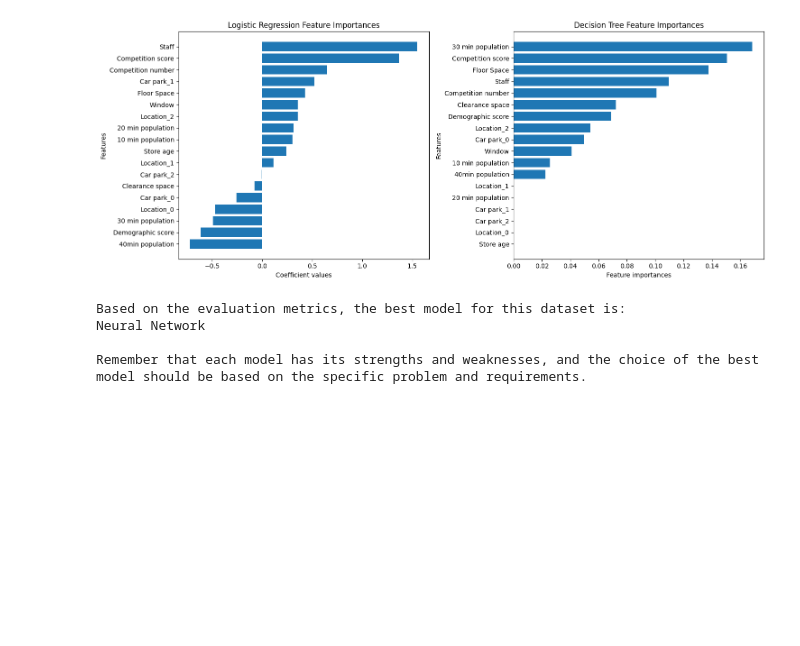
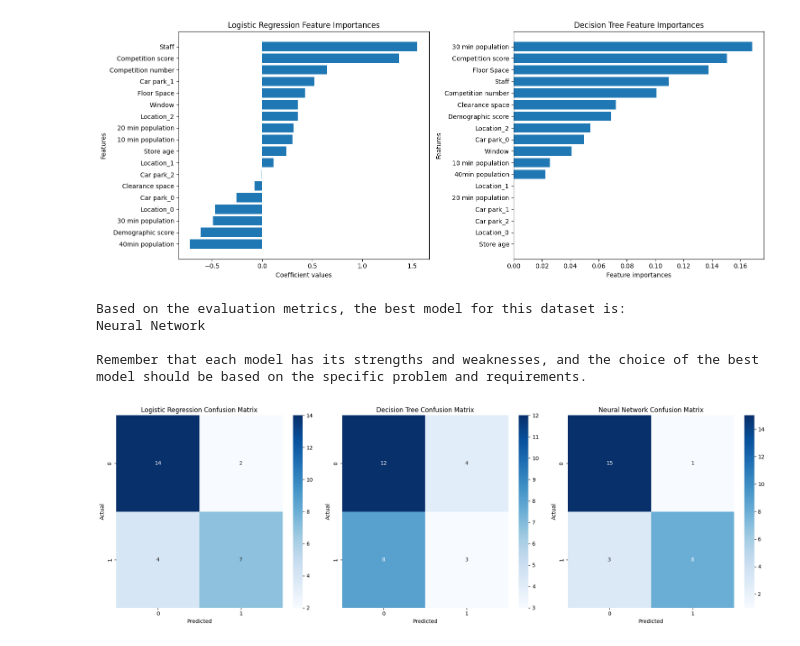
Before and after one commit to workingbetter/Machine_Learning_Store-classification-by-Michael-Bogale, a Jupyter notebook: merged_2.ipynb, the cells around one changed output. Drawn from its saved outputs; the diff is of its cells as text; code cells hidden in the pictures; blank space fills up the shorter version.

```diff
--- a/merged_2.ipynb
+++ b/merged_2.ipynb
@@ -269,3 +271,34 @@ Based on the evaluation metrics, the best model for this dataset is:
 Neural Network
 
 Remember that each model has its strengths and weaknesses, and the choice of the best model should be based on the specific problem and requirements.
+# %%
+from sklearn.metrics import confusion_matrix
+import seaborn as sns
+
+# Calculate confusion matrices for each model
+cm_logreg = confusion_matrix(y_test, y_pred_logreg)
+cm_tree = confusion_matrix(y_test, y_pred_tree)
+cm_nn = confusion_matrix(y_test, y_pred_nn)
+
+# Plot confusion matrices
+fig, (ax1, ax2, ax3) = plt.subplots(1, 3, figsize=(18, 6))
+
+sns.heatmap(cm_logreg, annot=True, fmt="d", ax=ax1, cmap="Blues")
+ax1.set_title("Logistic Regression Confusion Matrix")
+ax1.set_xlabel("Predicted")
+ax1.set_ylabel("Actual")
+
+sns.heatmap(cm_tree, annot=True, fmt="d", ax=ax2, cmap="Blues")
+ax2.set_title("Decision Tree Confusion Matrix")
+ax2.set_xlabel("Predicted")
+ax2.set_ylabel("Actual")
+
+sns.heatmap(cm_nn, annot=True, fmt="d", ax=ax3, cmap="Blues")
+ax3.set_title("Neural Network Confusion Matrix")
+ax3.set_xlabel("Predicted")
+ax3.set_ylabel("Actual")
+
+plt.tight_layout()
+plt.show()
+# %% [output]
+[figure, added]
```
Also changed, not shown: parts of 1 cell of this notebook.
